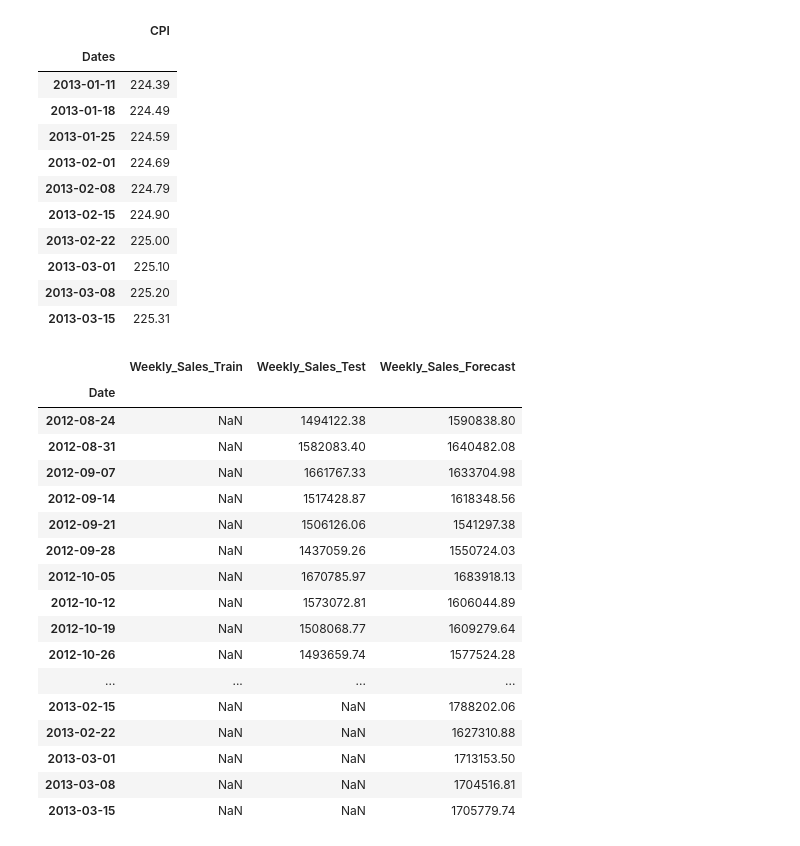
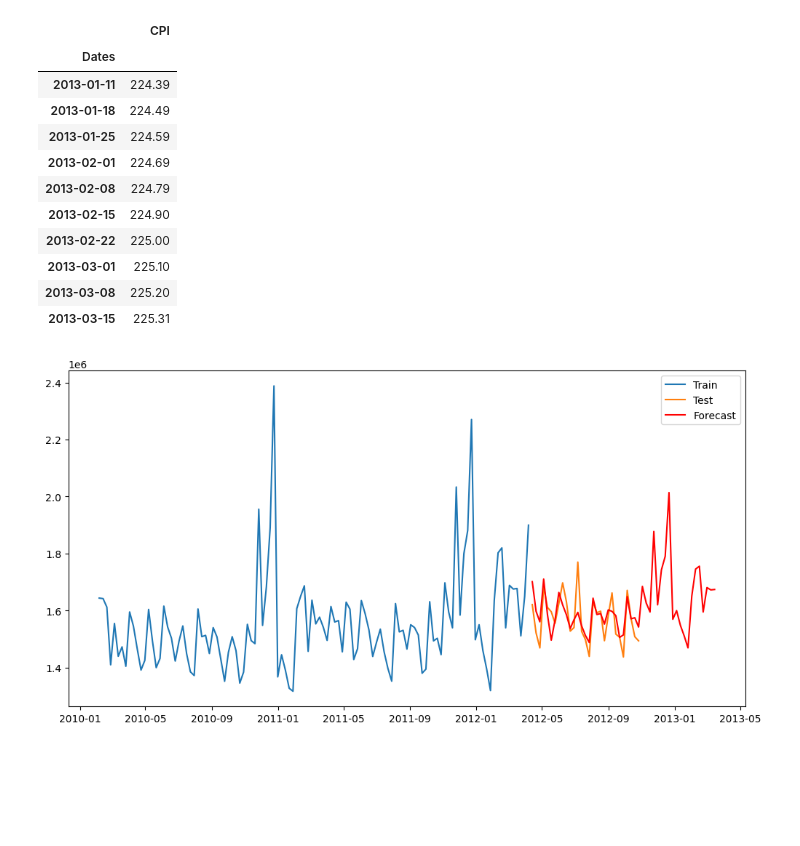
Before and after one commit to lekoller/final-fiap, a Jupyter notebook: step_by_step_analysis.ipynb, the cells around one changed output. Drawn from its saved outputs; the diff is of its cells as text; code cells hidden in the pictures; blank space fills up the shorter version.

Commit message:
finish exog sazonal arima

```diff
--- a/step_by_step_analysis.ipynb
+++ b/step_by_step_analysis.ipynb
@@ -487,24 +491,33 @@ extended_x.tail(10)
 | 2013-03-01 | 225.10 |
 | 2013-03-08 | 225.20 |
 | 2013-03-15 | 225.31 |
-# %%
-combined_df.tail(30)
-# %% [output]
-|  | Weekly_Sales_Train | Weekly_Sales_Test | Weekly_Sales_Forecast |
-| Date |  |  |  |
-| 2012-08-24 | NaN | 1494122.38 | 1590838.80 |
-| 2012-08-31 | NaN | 1582083.40 | 1640482.08 |
-| 2012-09-07 | NaN | 1661767.33 | 1633704.98 |
-| 2012-09-14 | NaN | 1517428.87 | 1618348.56 |
-| 2012-09-21 | NaN | 1506126.06 | 1541297.38 |
-| 2012-09-28 | NaN | 1437059.26 | 1550724.03 |
-| 2012-10-05 | NaN | 1670785.97 | 1683918.13 |
-| 2012-10-12 | NaN | 1573072.81 | 1606044.89 |
-| 2012-10-19 | NaN | 1508068.77 | 1609279.64 |
-| 2012-10-26 | NaN | 1493659.74 | 1577524.28 |
-| ... | ... | ... | ... |
-| 2013-02-15 | NaN | NaN | 1788202.06 |
-| 2013-02-22 | NaN | NaN | 1627310.88 |
-| 2013-03-01 | NaN | NaN | 1713153.50 |
-| 2013-03-08 | NaN | NaN | 1704516.81 |
-| 2013-03-15 | NaN | NaN | 1705779.74 |
+# %%
+additional_steps = 20
+total_steps = len(y_test) + additional_steps
+
+exog_future = extended_x.tail(49)
+
+extended_forecast = exog_arima_model.forecast(steps=total_steps, exog=exog_future)
+
+extended_forecast_df = extended_forecast.to_frame(name='Weekly_Sales_Forecast')
+extended_forecast_df.index = pd.date_range(start=y_train.index[-1] + pd.Timedelta(weeks=1), periods=total_steps, freq='W-FRI')
+extended_forecast_df.index.name = 'Date'
+
+y_test_df = y_test.to_frame(name='Weekly_Sales_Test')
+y_test_df.index = pd.date_range(start=y_train.index[-1] + pd.Timedelta(weeks=1), periods=len(y_test), freq='W-FRI')
+y_test_df.index.name = 'Date'
+
+y_train_df = y_train.to_frame(name='Weekly_Sales_Train')
+y_train_df.index = pd.date_range(start=df.index[0], periods=len(y_train), freq='W-FRI')
+y_train_df.index.name = 'Date'
+
+combined_df = pd.concat([y_train_df, y_test_df, extended_forecast_df], axis=1)
+
+plt.figure(figsize=(12, 6))
+plt.plot(combined_df.index, combined_df['Weekly_Sales_Train'], label='Train')
+plt.plot(combined_df.index, combined_df['Weekly_Sales_Test'], label='Test')
+plt.plot(combined_df.index, combined_df['Weekly_Sales_Forecast'], label='Forecast', color='red')
+plt.legend()
+plt.show()
+# %% [output]
+[figure, added]
```
Also changed, not shown: parts of 4 cells of this notebook.
